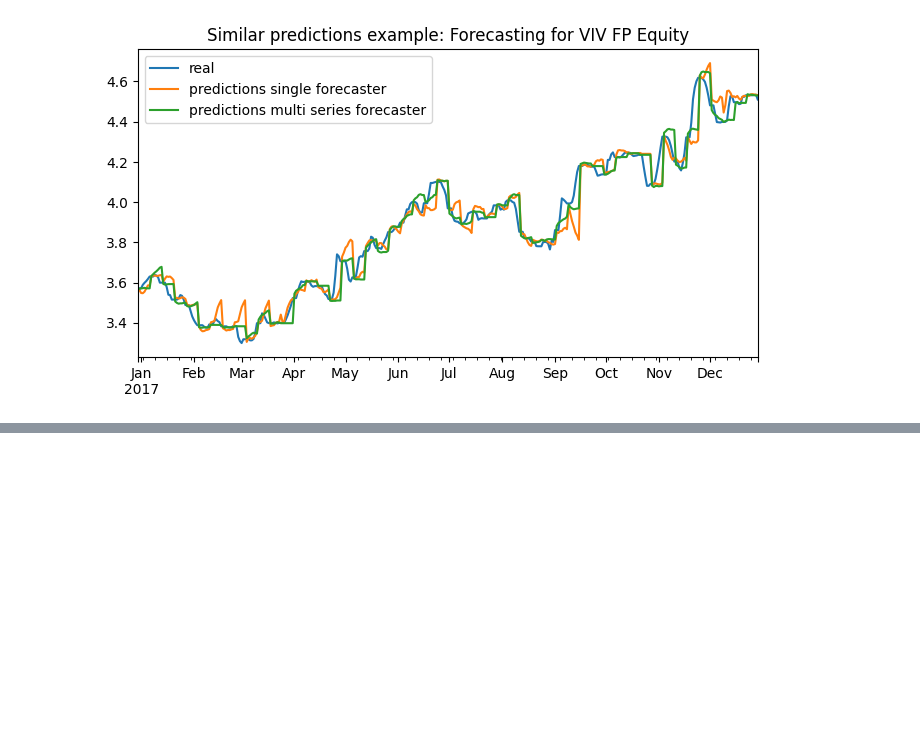
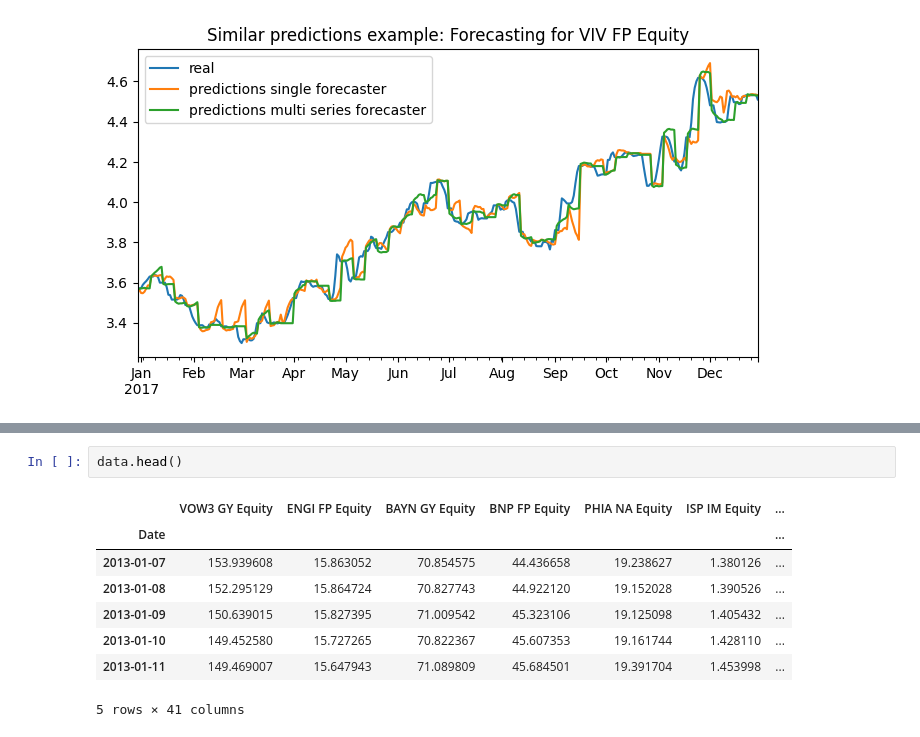
Before and after one commit to tommasograndi/portfolio-opt-with-BiLSTM-stock-preselection, a Jupyter notebook: 2. Multi-ts models.ipynb, the cells around one changed output, grey strips where cells are left out. Drawn from its saved outputs; the diff is of its cells as text; blank space fills up the shorter version.

```diff
--- a/2. Multi-ts models.ipynb
+++ b/2. Multi-ts models.ipynb
@@ -251,0 +263,11 @@ Text(0.5, 1.0, 'Similar predictions example: Forecasting for VIV FP Equity')
+# %%
+data.head()
+# %% [output]
+|  | VOW3 GY Equity | ENGI FP Equity | BAYN GY Equity | BNP FP Equity | PHIA NA Equity | ISP IM Equity | ... |
+| Date |  |  |  |  |  |  | ... |
+| 2013-01-07 | 153.939608 | 15.863052 | 70.854575 | 44.436658 | 19.238627 | 1.380126 | ... |
+| 2013-01-08 | 152.295129 | 15.864724 | 70.827743 | 44.922120 | 19.152028 | 1.390526 | ... |
+| 2013-01-09 | 150.639015 | 15.827395 | 71.009542 | 45.323106 | 19.125098 | 1.405432 | ... |
+| 2013-01-10 | 149.452580 | 15.727265 | 70.822367 | 45.607353 | 19.161744 | 1.428110 | ... |
+| 2013-01-11 | 149.469007 | 15.647943 | 71.089809 | 45.684501 | 19.391704 | 1.453998 | ... |
+5 rows × 41 columns
```
Also changed, not shown: parts of 5 cells of this notebook.
